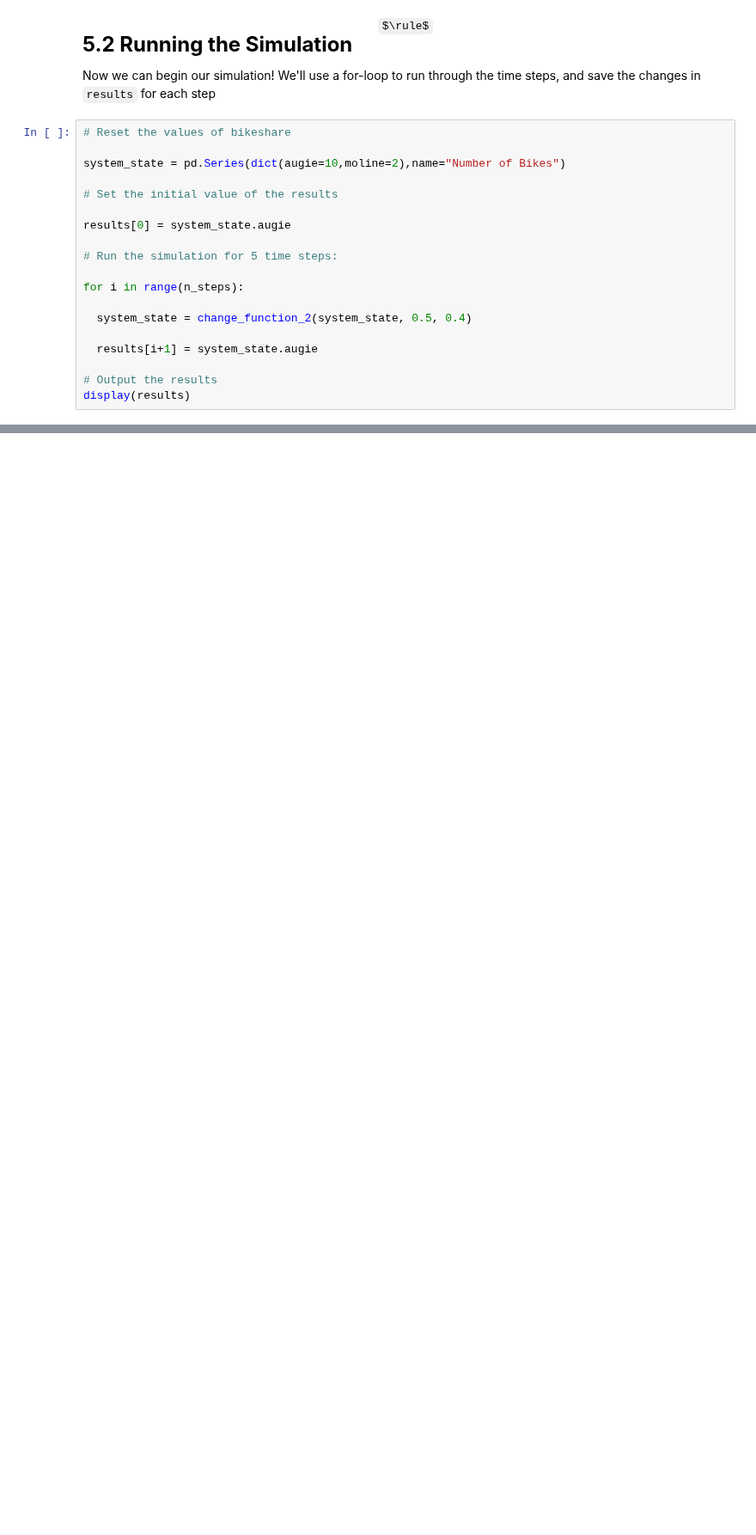
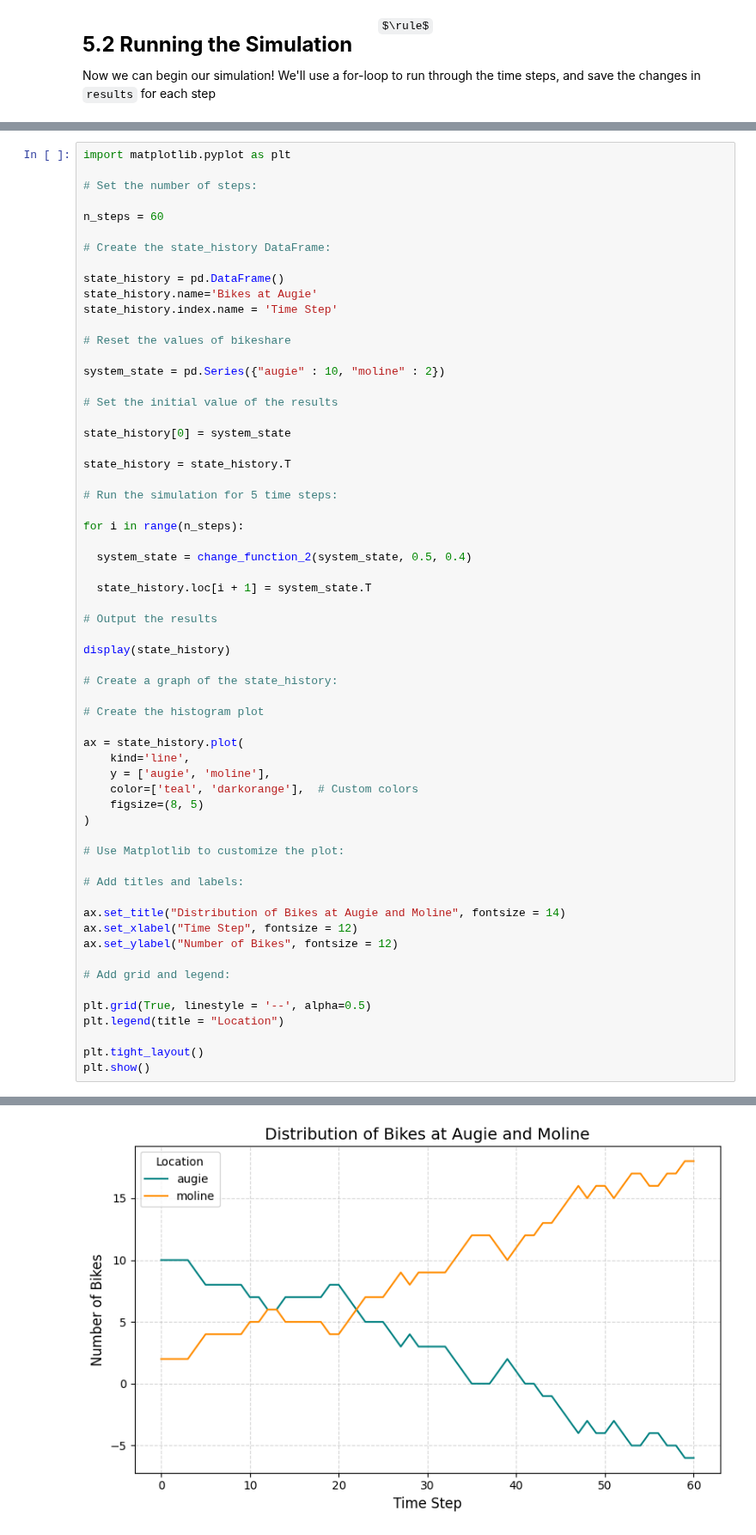
Before and after one commit to dr-bankert-augustana/PHYS_200, a Jupyter notebook: Lessons/Module_3/Lesson_3_1.ipynb, the cells around one changed output, grey strips where cells are left out. Shown at 86% size. Saved outputs shown, nothing was run; the diff lists cells and outputs as text; some formulas as TeX source; blank space fills up the shorter version.

```diff
--- a/Lessons/Module_3/Lesson_3_1.ipynb
+++ b/Lessons/Module_3/Lesson_3_1.ipynb
@@ -762,22 +752,3 @@ dtype: int64
 <font size = 5> <b> 5.2 Running the Simulation </b> </font>
 
 Now we can begin our simulation!  We'll use a for-loop to run through the time steps, and save the changes in `results` for each step
-# %%
-# Reset the values of bikeshare
-
-system_state = pd.Series(dict(augie=10,moline=2),name="Number of Bikes")
-
-# Set the initial value of the results
-
-results[0] = system_state.augie
-
-# Run the simulation for 5 time steps:
-
-for i in range(n_steps):
-
-  system_state = change_function_2(system_state, 0.5, 0.4)
-
-  results[i+1] = system_state.augie
-
-# Output the results
-display(results)
@@ -799,0 +755,62 @@ dtype: int64
+# %%
+import matplotlib.pyplot as plt
+
+# Set the number of steps:
+
+n_steps = 60
+
+# Create the state_history DataFrame:
+
+state_history = pd.DataFrame()
+state_history.name='Bikes at Augie'
+state_history.index.name = 'Time Step'
+
+# Reset the values of bikeshare
+
+system_state = pd.Series({"augie" : 10, "moline" : 2})
+
+# Set the initial value of the results
+
+state_history[0] = system_state
+
+state_history = state_history.T
+
+# Run the simulation for 5 time steps:
+
+for i in range(n_steps):
+
+  system_state = change_function_2(system_state, 0.5, 0.4)
+
+  state_history.loc[i + 1] = system_state.T
+
+# Output the results
+
+display(state_history)
+
+# Create a graph of the state_history:
+
+# Create the histogram plot
+
+ax = state_history.plot(
+    kind='line',
+    y = ['augie', 'moline'],
+    color=['teal', 'darkorange'],  # Custom colors
+    figsize=(8, 5)
+)
+
+# Use Matplotlib to customize the plot:
+
+# Add titles and labels:
+
+ax.set_title("Distribution of Bikes at Augie and Moline", fontsize = 14)
+ax.set_xlabel("Time Step", fontsize = 12)
+ax.set_ylabel("Number of Bikes", fontsize = 12)
+
+# Add grid and legend:
+
+plt.grid(True, linestyle = '--', alpha=0.5)
+plt.legend(title = "Location")
+
+plt.tight_layout()
+plt.show()
+# %% [output]
@@ -799,0 +830 @@ dtype: int64
+[figure, added]
```
Also changed, not shown: parts of 9 cells of this notebook.
